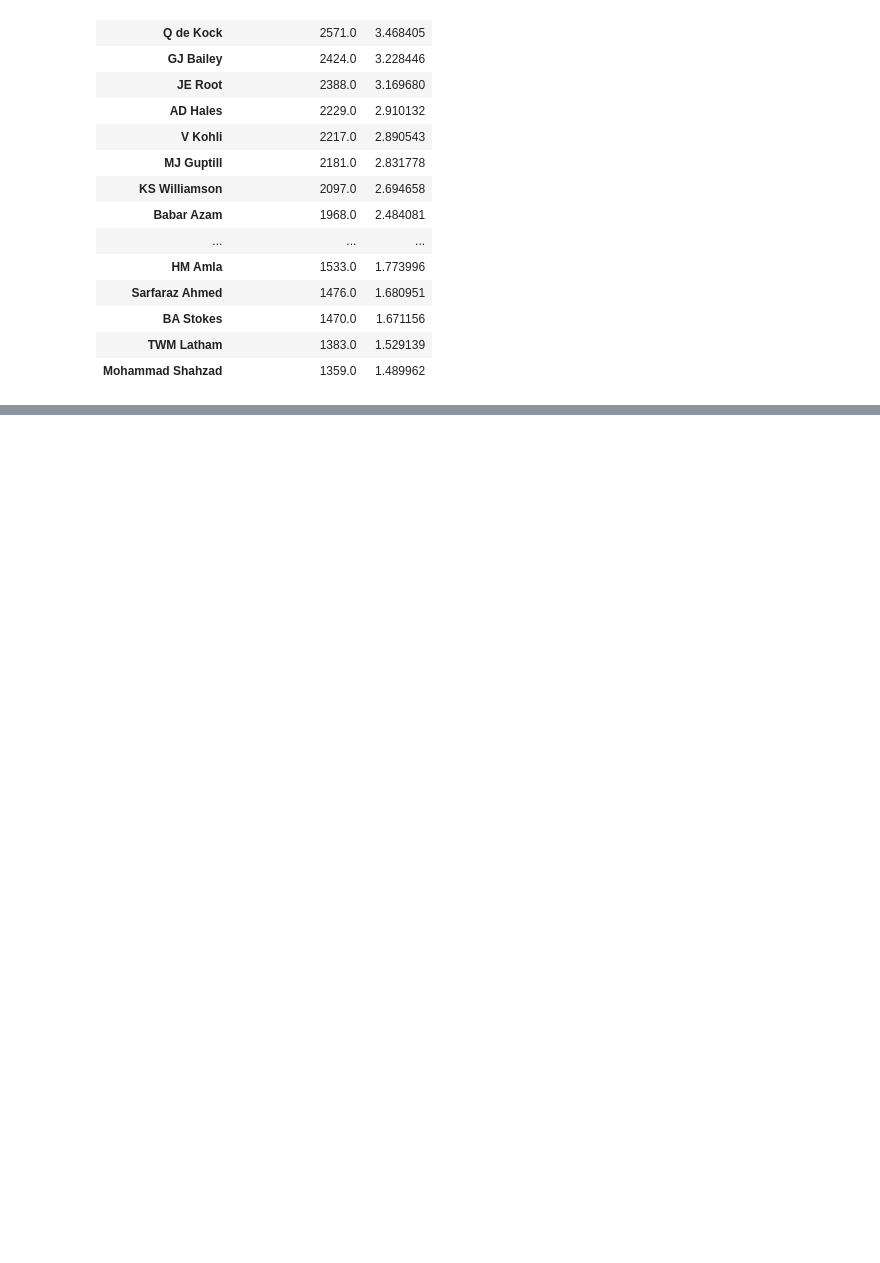
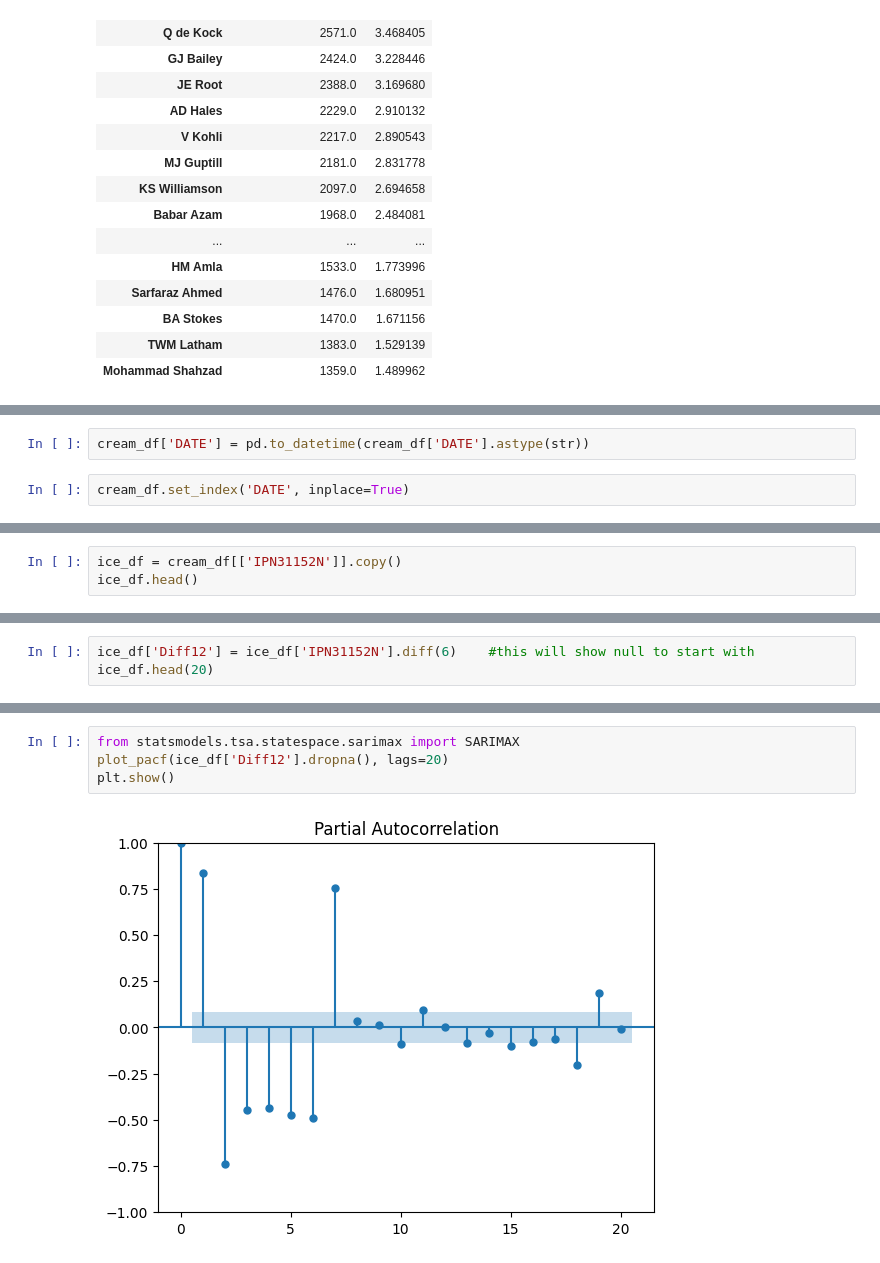
Before and after one commit to Mechturncoder/data_analystic, a Jupyter notebook: practise_ZScore.ipynb, the cells around one changed output, grey strips where cells are left out. Cells and saved outputs as stored; diff of their text form; blank space fills up the shorter version.

```diff
--- a/practise_ZScore.ipynb
+++ b/practise_ZScore.ipynb
@@ -204,0 +218,4 @@ df_2016.head(25)
+# %%
+cream_df['DATE'] = pd.to_datetime(cream_df['DATE'].astype(str))
+# %%
+cream_df.set_index('DATE', inplace=True)
@@ -204,0 +232,3 @@ df_2016.head(25)
+# %%
+ice_df = cream_df[['IPN31152N']].copy()
+ice_df.head()
@@ -204,0 +243,3 @@ df_2016.head(25)
+# %%
+ice_df['Diff12'] = ice_df['IPN31152N'].diff(6)    #this will show null to start with
+ice_df.head(20)
@@ -204,0 +265,6 @@ df_2016.head(25)
+# %%
+from statsmodels.tsa.statespace.sarimax import SARIMAX
+plot_pacf(ice_df['Diff12'].dropna(), lags=20)
+plt.show()
+# %% [output]
+[figure, added]
```
Also changed, not shown: parts of 11 cells of this notebook, 2 other files.
